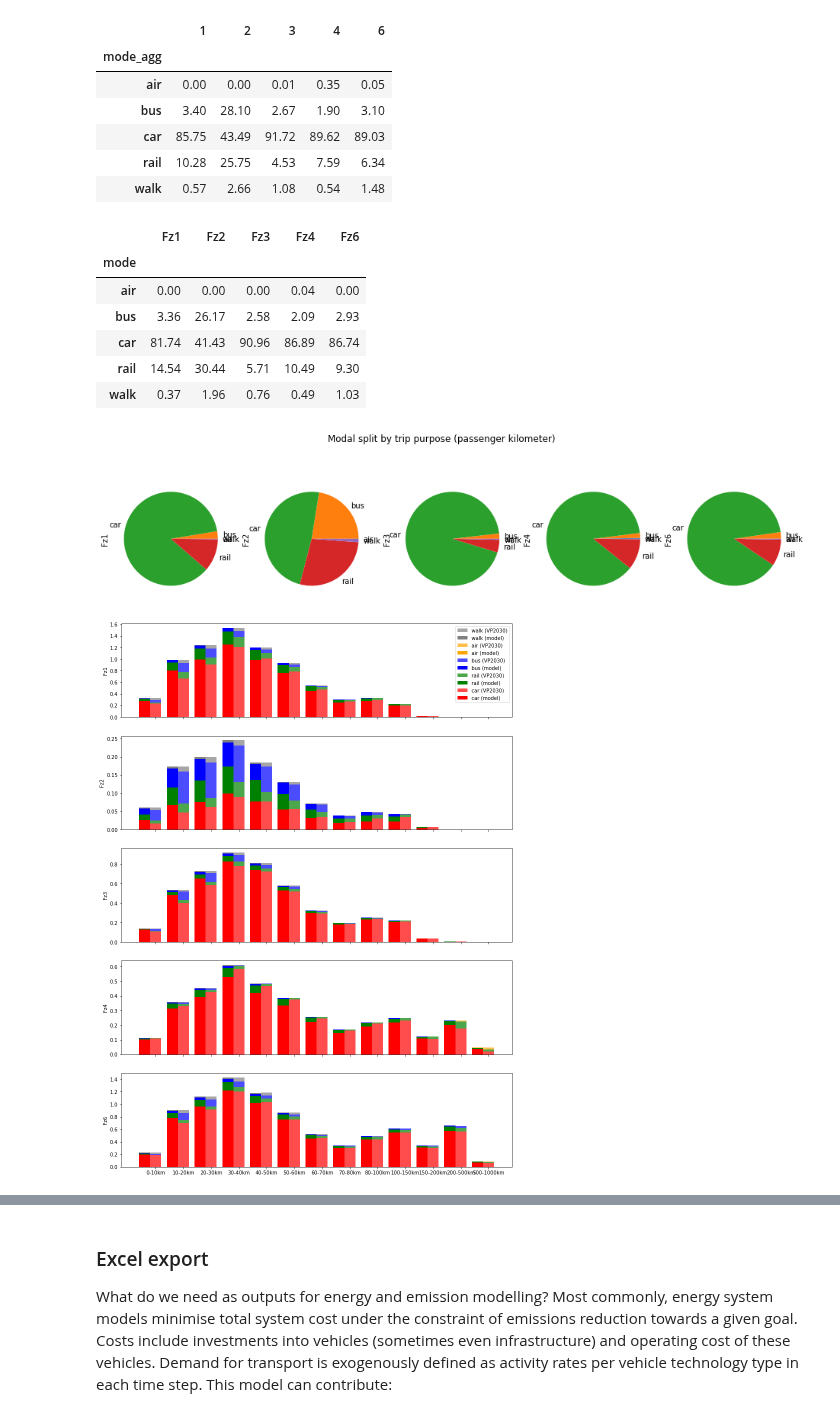
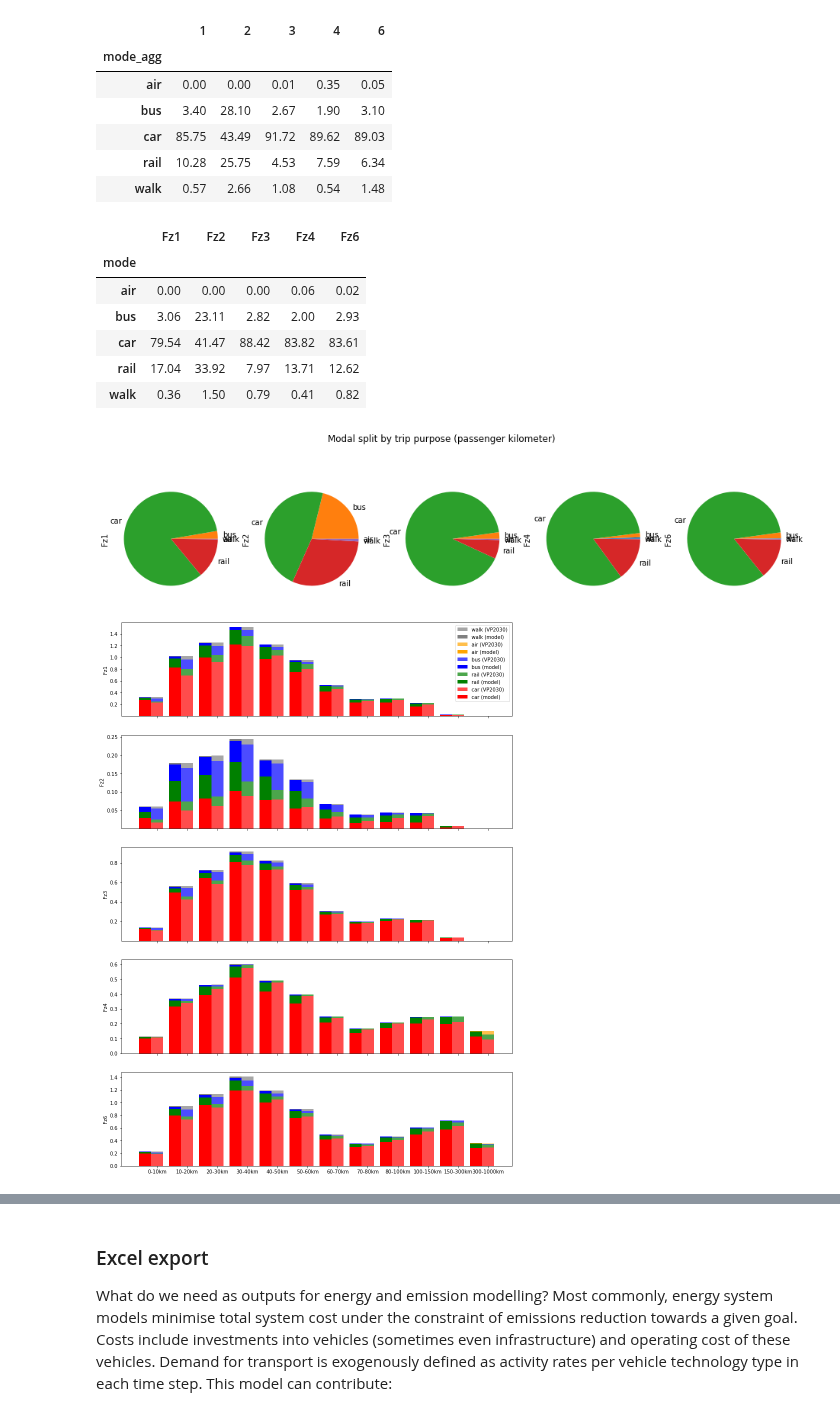
Before and after one commit to marlinarnz/quetzal_germany, a Jupyter notebook: notebooks/model_assignment.ipynb, the cells around one changed output, grey strips where cells are left out. Saved outputs shown, nothing was run; the diff lists cells and outputs as text; code cells hidden in the pictures.

Commit message:
model run with car ownership segments

```diff
--- a/notebooks/model_assignment.ipynb
+++ b/notebooks/model_assignment.ipynb
@@ -53,7 +52,8 @@ car = stepmodel.read_json(model_path + 'de_road_los')
 pt = stepmodel.read_json(model_path + 'de_pt_los')
 # %%
 # Rename columns that were confused through json export
-column_dict = {"('"+str(seg)+"', 'probability')": (seg, 'probability') for seg in sm.segments}
+column_dict = {col: (eval(eval(col)[0]), 'probability')
+               for col in pt.pt_los.columns if 'probability' in col}
 sm.pt_los = pt.pt_los.rename(columns=column_dict)
 sm.car_los = car.car_los.rename(columns=column_dict)
 # %%
@@ -157,3 +159,14 @@ od_sum = sm.summary_od(costs=[])
+# %%
+# Summary of LoS table volumes
+#od_sum = sm.summary_od(costs=[])
+od_sum = sm.los.rename(columns={'route_type':'mode'}).groupby(
+    ['origin', 'destination', 'mode'])[sm.segments].sum()
+for purpose in [seg[0] for seg in sm.segments]:
+    od_sum[purpose] = od_sum[[seg for seg in sm.segments if seg[0]==purpose]].sum(axis=1)
+od_sum.drop(sm.segments, axis=1, inplace=True)
+od_sum['root'] = od_sum.sum(axis=1)
+od_sum.columns = pd.MultiIndex.from_tuples([(c, 'volume') for c in od_sum.columns],
+                                           names=['segment', 'sum'])
 # %%
 od_sum.sample()
 # %% [output]
@@ -177,7 +190,8 @@ od_sum[('root', 'length')] /= 1000
 od_sum[('root', 'in_vehicle_time')] /= 3600
 # %%
 # Compute passenger kilometer
-for seg in sm.segments + ['root']:
+purposes = list(dict.fromkeys([seg[0] for seg in sm.segments]))
+for seg in purposes + ['root']:
     od_sum[(seg, 'pkm')] = od_sum[(seg, 'volume')] * od_sum[('root', 'length')]
 # %%
 # Load calibration dataset for modal split validation
@@ -214,22 +228,22 @@ plt.savefig(output_path + 'figures/modal_split_trips_segmented.png', dpi=300)
 | walk | 0.57 | 2.66 | 1.08 | 0.54 | 1.48 |
 # %%
 # Model mode shares in percent
-(od_sum.loc[:, [(seg, 'volume') for seg in sm.segments]].groupby(level=2).sum(axis=1) /
- od_sum.loc[:, [(seg, 'volume') for seg in sm.segments]].sum().droplevel('sum') * 100).round(2)
+(od_sum[[(seg, 'volume') for seg in purposes]].groupby(level=2).sum(axis=1) /
+ od_sum[[(seg, 'volume') for seg in purposes]].sum().droplevel('sum') * 100).round(2)
 # %% [output]
 |  | Fz1 | Fz2 | Fz3 | Fz4 | Fz6 |
 | mode |  |  |  |  |  |
-| air | 0.00 | 0.00 | 0.00 | 0.04 | 0.00 |
-| bus | 3.36 | 26.17 | 2.58 | 2.09 | 2.93 |
-| car | 81.74 | 41.43 | 90.96 | 86.89 | 86.74 |
-| rail | 14.54 | 30.44 | 5.71 | 10.49 | 9.30 |
-| walk | 0.37 | 1.96 | 0.76 | 0.49 | 1.03 |
+| air | 0.00 | 0.00 | 0.00 | 0.06 | 0.02 |
+| bus | 3.06 | 23.11 | 2.82 | 2.00 | 2.93 |
+| car | 79.54 | 41.47 | 88.42 | 83.82 | 83.61 |
+| rail | 17.04 | 33.92 | 7.97 | 13.71 | 12.62 |
+| walk | 0.36 | 1.50 | 0.79 | 0.41 | 0.82 |
 # %%
-od_sum.loc[:, [(seg, 'pkm') for seg in sm.segments]].groupby(level=2).sum(axis=1).plot.pie(
+od_sum[[(seg, 'pkm') for seg in purposes]].groupby(level=2).sum(axis=1).plot.pie(
     subplots=True, figsize=(16, 4), legend=False, title='Modal split by trip purpose (passenger kilometer)')
 plt.savefig(output_path + 'figures/modal_split_pkm_segmented.png', dpi=300)
 # %% [output]
-[figure, old version]
+[figure, new version]
 # %%
 # Load VP2030 data for validation
 vp2017 = pd.read_csv(network_path + 'vp2017_validation_normalised.csv')
@@ -244,7 +258,7 @@ vp2017.columns = pd.MultiIndex.from_tuples(
     names=['segment', 'mode'])
 # %%
 # Normalise model volumes
-od = od_sum[[(seg, 'volume') for seg in sm.segments]
+od = od_sum[[(seg, 'volume') for seg in purposes]
            ].unstack('mode').fillna(0).droplevel('sum', axis=1)
 od = (od-od.min())/(od.max()-od.min()).max()
 # Scale model and validation data to the same level
@@ -263,35 +277,35 @@ vp2017['bins'] = pd.cut(vp2017.merge(distances, how='left', left_index=True, rig
                         bins=bins, labels=labels)
 # %%
 # Plot distance and mode distribution by segment
-fig, ax = plt.subplots(nrows=len(sm.segments), ncols=1,
-                       figsize=(14,len(sm.segments)*4),
+fig, ax = plt.subplots(nrows=len(purposes), ncols=1,
+                       figsize=(14,len(purposes)*4),
                        sharex='all', sharey='row')
 width = 0.4
 ind = np.arange(len(labels))
 modes = ['car', 'rail', 'bus', 'air', 'walk']
 colors = ['red', 'green', 'blue', 'orange', 'grey']
 od_binned = od.groupby('bins').sum()
 vp_binned = vp2017.groupby('bins').sum()
-for seg in range(len(sm.segments)):
-    model_vols = [od_binned[(sm.segments[seg], mode)] for mode in modes]
-    vp_vols = [vp_binned[(sm.segments[seg], mode)] for mode in modes]
+for seg in range(len(purposes)):
+    model_vols = [od_binned[(purposes[seg], mode)] for mode in modes]
+    vp_vols = [vp_binned[(purposes[seg], mode)] for mode in modes]
     for i in range(len(modes)):
         if i==0:
             model_bottom = 0
             vp_bottom = 0
         else:
             model_bottom = sum(model_vols[:i])
             vp_bottom = sum(vp_vols[:i])
         ax[seg].bar(ind, np.array(model_vols[i]), bottom=model_bottom,
                     width=width, tick_label=labels, color=colors[i], label=modes[i]+' (model)')
-        ax[seg].bar(ind+width, np.array(vp_vols[i]), bottom=vp_bottom, alpha=.7,
+        ax[seg].bar(ind+width, np.array(vp_vols[i]), bottom=vp_bottom, alpha=.5,
                     width=width, tick_label=labels, color=colors[i], label=modes[i]+' (VP2030)')
-    ax[seg].set_ylabel(sm.segments[seg])
+    ax[seg].set_ylabel(purposes[seg])
 h, l = ax[0].get_legend_handles_labels()
 ax[0].legend(h[::-1], l[::-1])
 plt.savefig(output_path + 'figures/distance_validation_VP2030.png', dpi=300)
 # %% [output]
-[figure, old version]
+[figure, new version]
 # %%
 # Load the calibration dataset for validation
 mid2017 = pd.read_csv(input_path + 'transport_demand/calibration_inter-cellular_trips_MiD2017.csv')
```
Also changed, not shown: parts of 19 cells of this notebook, 25 other files.
